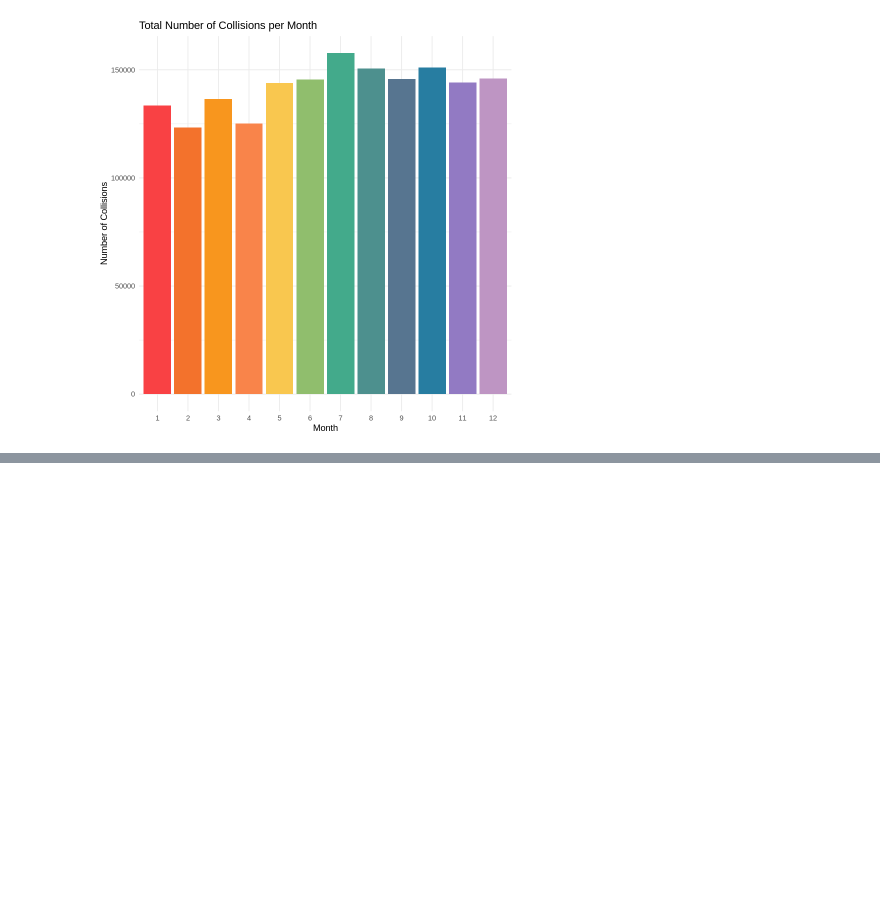
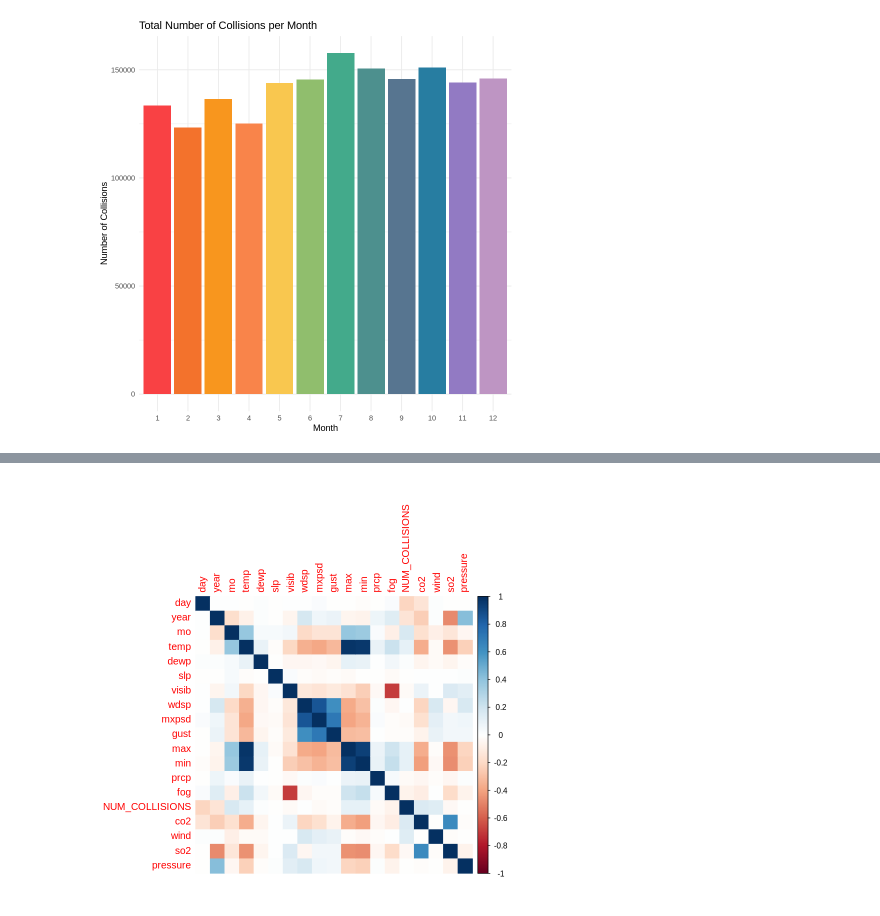
Before and after one commit to CL500Coupe/data_analytics_assi1, a Jupyter notebook: assi1.ipynb, the cells around one changed output, grey strips where cells are left out. Drawn from its saved outputs; the diff is of its cells as text; code cells hidden in the pictures; blank space fills up the shorter version.

```diff
--- a/assi1.ipynb
+++ b/assi1.ipynb
@@ -343,3 +351,21 @@ ggplot(monthly_collisions, aes(x = factor(mo), y = Num_Collisions, fill = factor
   theme(legend.position = "none")
 # %% [output]
 [figure]
+# %%
+install.packages("corrplot")
+
+# Select only the numeric columns in the data
+numeric_data <- data[, sapply(data, is.numeric)]
+
+library(ggplot2)
+library(corrplot)
+
+# Compute the correlation matrix
+cor_matrix <- cor(numeric_data, use = "pairwise.complete.obs")
+
+# Create a correlation matrix plot
+corrplot(cor_matrix, method = "color")
+
+# Increase the size of the plot
+theme_set(theme_bw(base_size = 18))
+# %% [output]
@@ -345,0 +374 @@ ggplot(monthly_collisions, aes(x = factor(mo), y = Num_Collisions, fill = factor
+[figure, added]
```
Also changed, not shown: parts of 5 cells of this notebook.
